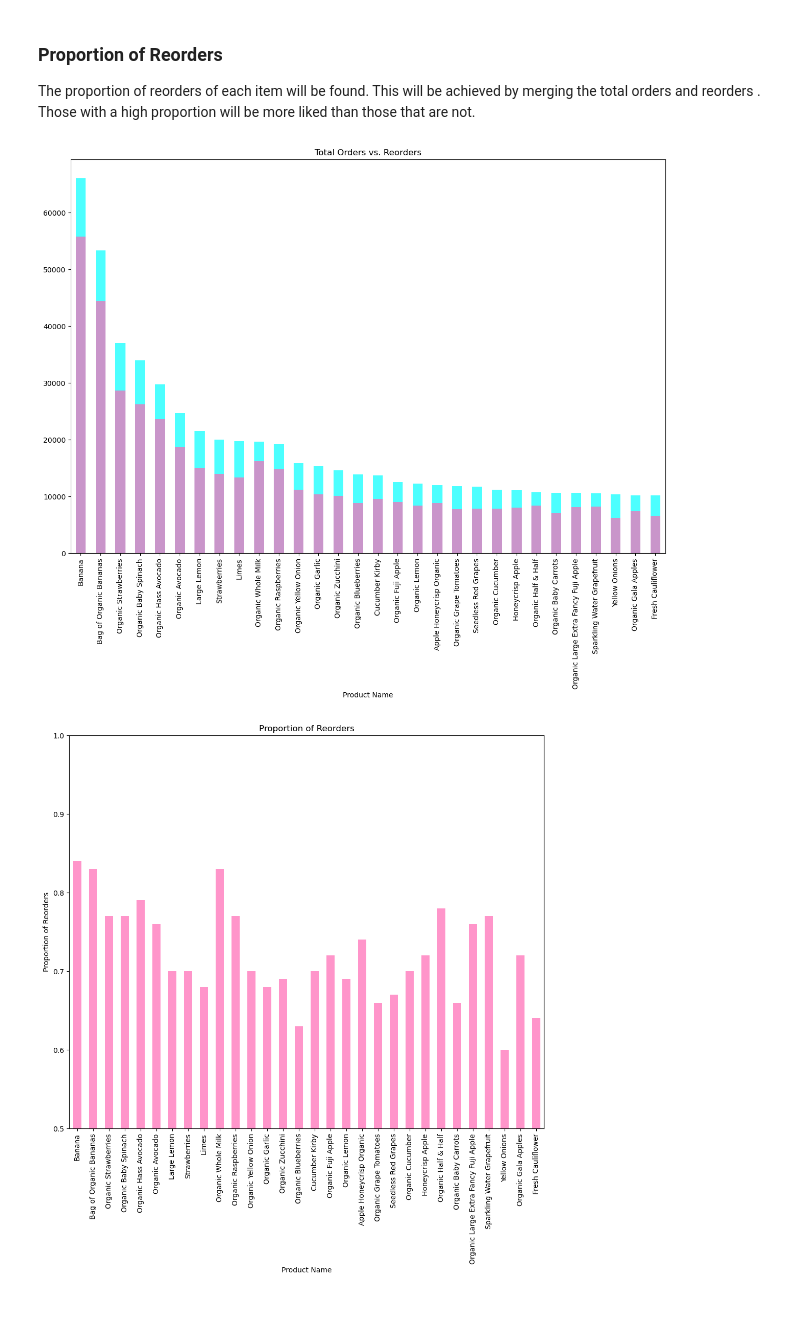
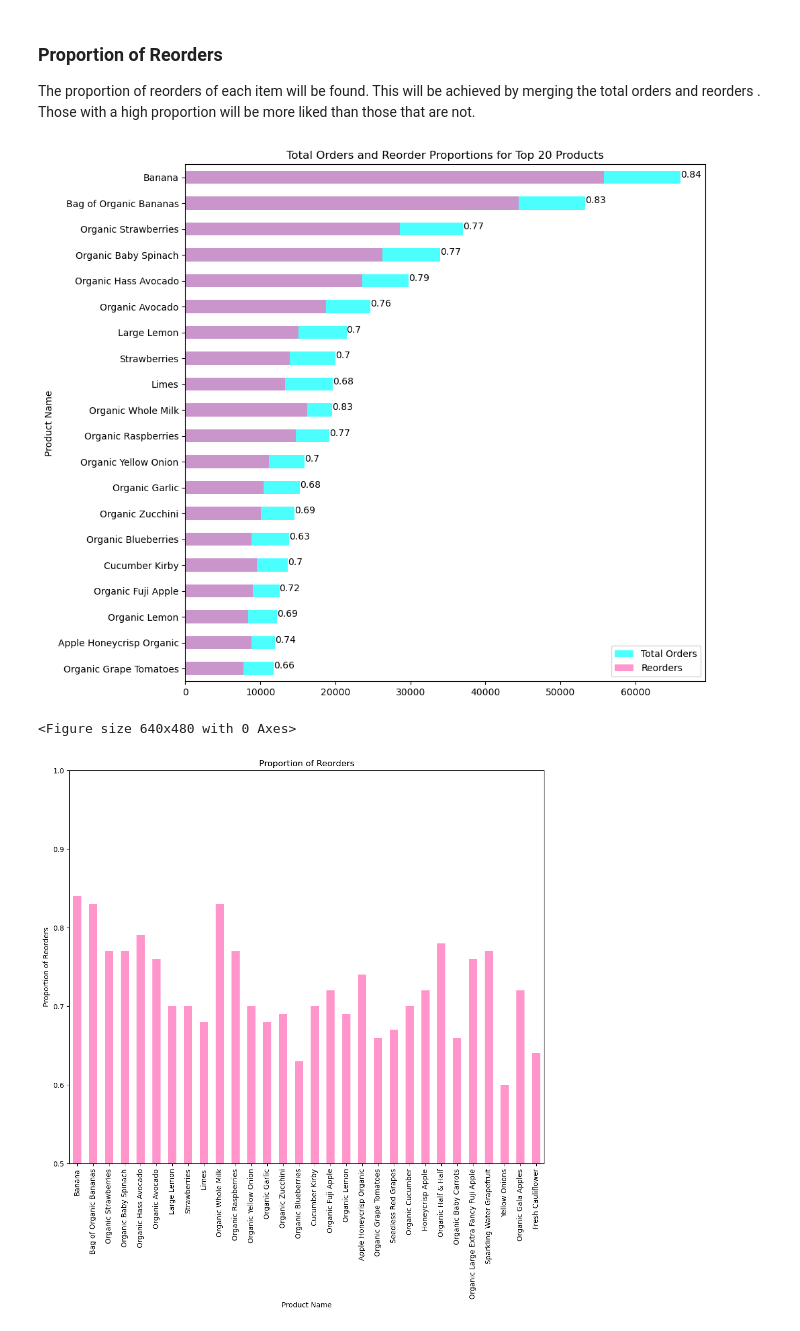
Before and after one commit to danp0kes/triple-ten-projects, a Jupyter notebook: instacart-eda/instacart.ipynb, the cells around one changed output. Saved outputs shown, nothing was run; the diff lists cells and outputs as text; code cells hidden in the pictures.

```diff
--- a/instacart-eda/instacart.ipynb
+++ b/instacart-eda/instacart.ipynb
@@ -638,20 +639,35 @@ merged.columns = ['total_orders', 'reorders', 'proportion']
 # compare top 20 most sold products
 top_merged = merged.sort_values(by='total_orders', ascending=False).head(30)
 # %%
-# plot total_ordered against reorders
-top_merged['total_orders'][0:30].plot(kind='bar', title='Total Orders vs. Reorders',
-                             figsize=[15,10], color='aqua', alpha = 0.7)
+import matplotlib.pyplot as plt
 
-# plot total
-top_merged['reorders'][0:30].plot(kind='bar', color='hotpink', alpha = 0.7)
+# Reverse the order of the data
+total_orders_reversed = top_merged['total_orders'][0:20][::-1]
+reorders_reversed = top_merged['reorders'][0:20][::-1]
+proportion_reversed = top_merged['proportion'][0:20][::-1]
+
+# Plot total_ordered against reorders
+total_orders_reversed.plot(kind='barh', title='Total Orders and Reorder Proportions for Top 20 Products',
+                           figsize=[10,10], color='aqua', alpha=0.7)
+
+# Add in proportion of reorders as labels
+for index, value in enumerate(total_orders_reversed):
+    plt.text(value, index, '' + str(proportion_reversed.iloc[index]) + '')
+
+# Plot total
+reorders_reversed.plot(kind='barh', color='hotpink', alpha=0.7)
 
 # Add labels
-plt.xlabel('Product Name')
+plt.ylabel('Product Name')
+
+# Add legend
+plt.legend(['Total Orders', 'Reorders'])
 
 # Show plot
 plt.show()
 # %% [output]
-[figure, old version]
+[figure, new version]
+<Figure size 640x480 with 0 Axes>
 # %%
 # plot proportion of reorders
 top_merged['proportion'][0:30].plot(kind='bar', title='Proportion of Reorders',
```
Also changed, not shown: parts of 1 cell of this notebook, 3 other files.
